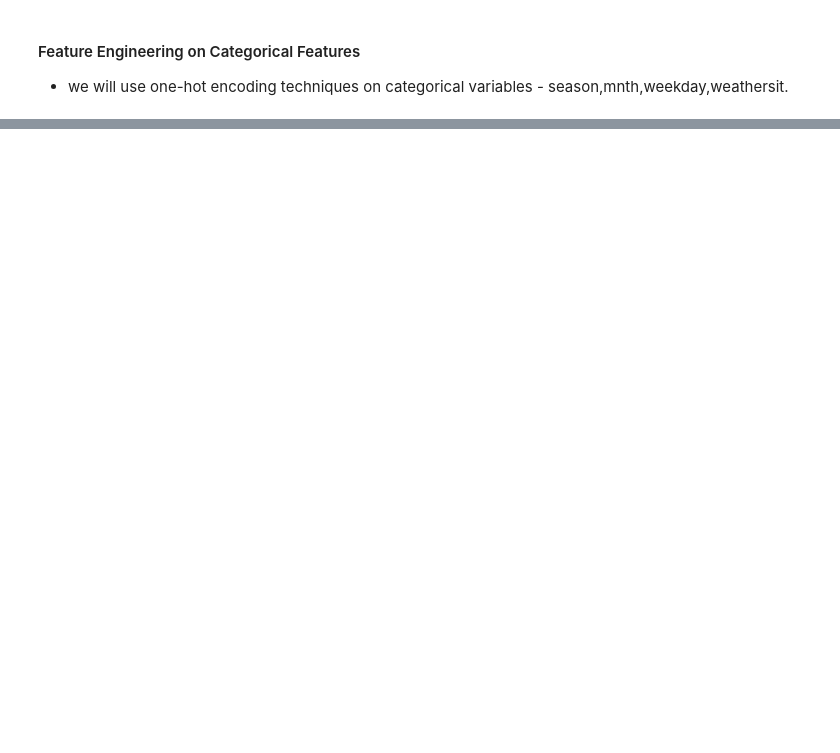
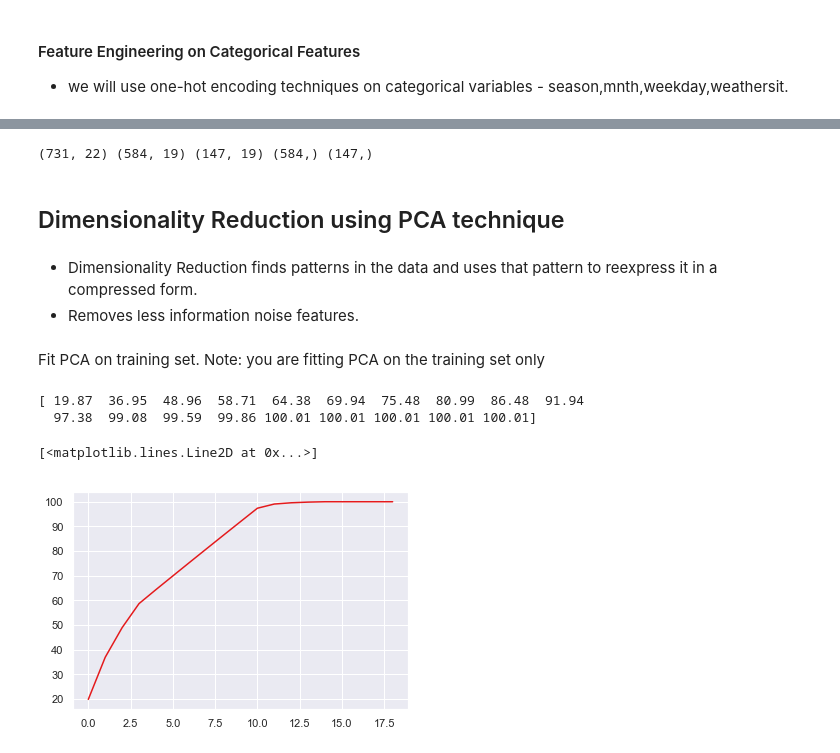
Before and after one commit to Akshaypatil7/Predicting-Bike-Rental-Count-Project, a Jupyter notebook: Predicting Bike Rental Count using Python.ipynb, the cells around one changed output, grey strips where cells are left out. Saved outputs shown, nothing was run; the diff lists cells and outputs as text; code cells hidden in the pictures; blank space fills up the shorter version.

```diff
--- a/Predicting Bike Rental Count using Python.ipynb
+++ b/Predicting Bike Rental Count using Python.ipynb
@@ -626,0 +592,2 @@ Index(['season', 'yr', 'mnth', 'holiday', 'weekday', 'workingday',
+# %%
+df = df.drop(['season','weekday','weathersit','yr'],axis = 1)
@@ -626,0 +628,3 @@ Index(['season', 'yr', 'mnth', 'holiday', 'weekday', 'workingday',
+# %%
+feature = df.drop(['cnt','casual','registered'],axis=1)
+feature.head()
@@ -626,0 +639,9 @@ Index(['season', 'yr', 'mnth', 'holiday', 'weekday', 'workingday',
+# %%
+train_size = int(0.80 * df.shape[0]) # train_size = 584
+train_features = feature[:train_size]
+train_target_cnt = target_cnt[:train_size]
+test_features = feature[train_size:]
+test_target_cnt = target_cnt[train_size:]
+print(df.shape, train_features.shape, test_features.shape,train_target_cnt.shape,test_target_cnt.shape)
+# %% [output]
+(731, 22) (584, 19) (147, 19) (584,) (147,)
@@ -626,0 +652,31 @@ Index(['season', 'yr', 'mnth', 'holiday', 'weekday', 'workingday',
+# %% [markdown]
+## Dimensionality Reduction using PCA technique
+# %% [markdown]
+-  Dimensionality Reduction finds patterns in the data and uses that pattern to reexpress it in a compressed form.
+-  Removes less information noise features.
+# %%
+from sklearn.preprocessing import StandardScaler
+scaler = StandardScaler()
+
+# Fit on training set only.
+scaler.fit(train_features)
+
+# Apply transform to both the training set and the test set.
+train_features = scaler.transform(train_features)
+test_features = scaler.transform(test_features)
+# %% [markdown]
+Fit PCA on training set. Note: you are fitting PCA on the training set only
+# %%
+pca = PCA()
+pca.fit(train_features)
+#The amount of variance that each PC explains
+var= pca.explained_variance_ratio_
+#Cumulative Variance explains
+var1=np.cumsum(np.round(pca.explained_variance_ratio_, decimals=4)*100)
+print(var1)
+plt.plot(var1)
+# %% [output]
+[ 19.87  36.95  48.96  58.71  64.38  69.94  75.48  80.99  86.48  91.94
+  97.38  99.08  99.59  99.86 100.01 100.01 100.01 100.01 100.01]
+[<matplotlib.lines.Line2D at 0x...>]
+[figure, added]
```
Also changed, not shown: parts of 91 cells of this notebook, 1 other file.
